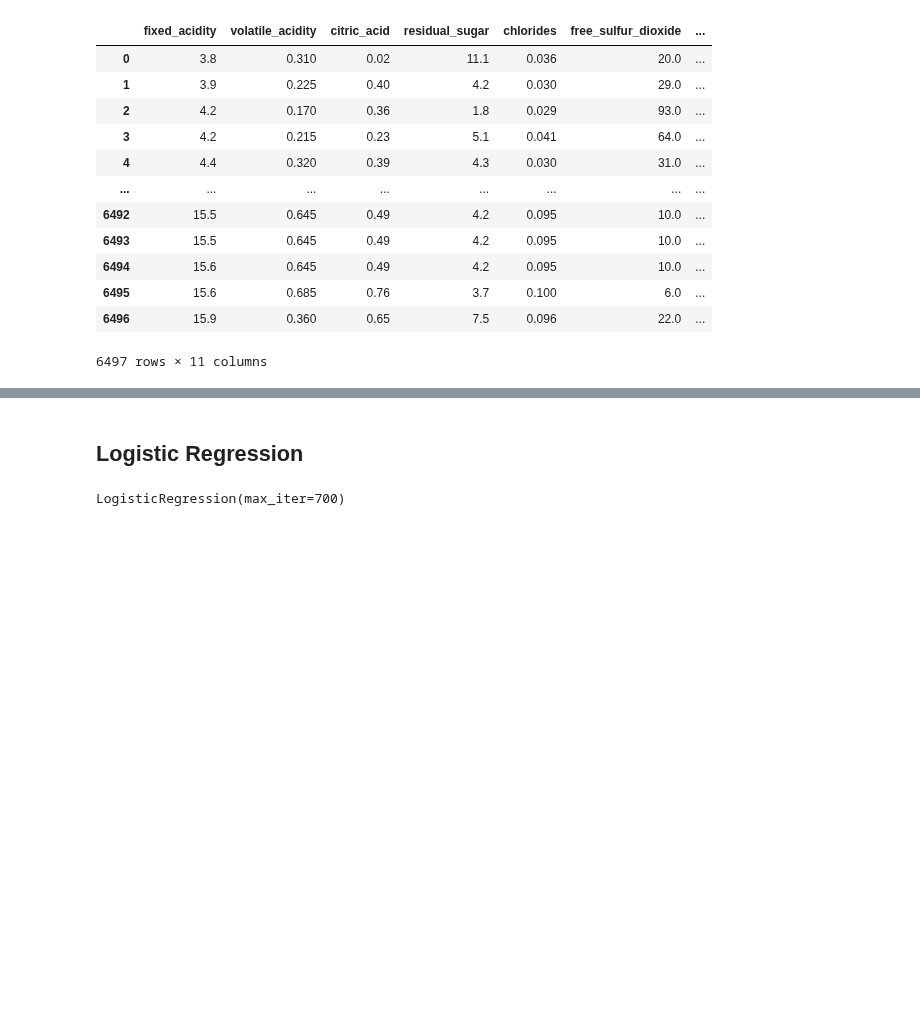
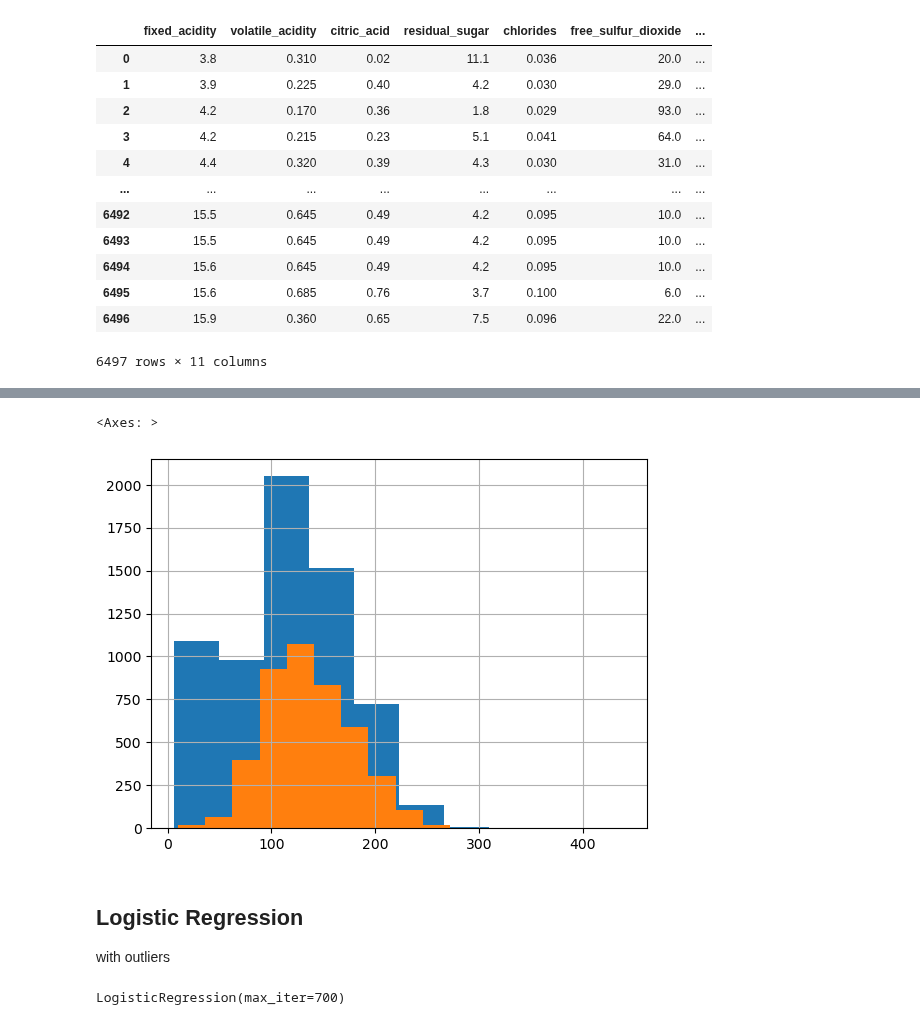
Before and after one commit to AlexIchie-coder/Projects, a Jupyter notebook: Blueberry_project.ipynb, the cells around one changed output, grey strips where cells are left out. Saved outputs shown, nothing was run; the diff lists cells and outputs as text; code cells hidden in the pictures; blank space fills up the shorter version.

```diff
--- a/Blueberry_project.ipynb
+++ b/Blueberry_project.ipynb
@@ -375,6 +376,0 @@ Name: type, dtype: int64
-# %%
-from sklearn.preprocessing import LabelEncoder
-le = LabelEncoder()
-white_and_red['type'] = le.fit_transform(white_and_red['type'])
-
-white_and_red['type'].head()
@@ -447,0 +478,20 @@ x_train, x_test, y_train, y_test = train_test_split(X, y, test_size=0.20, random
+# %%
+from scipy.stats import zscore
+white_and_red_clean= white_and_red.drop("quality", axis=1)
+numeric_columns = white_and_red_clean.select_dtypes(include=['float64', 'int64']).columns.tolist()
+z_score_dict = {}
+for x in numeric_columns:
+    z_score_dict[f'z_score_{x}'] = zscore(white_and_red[x])
+
+
+# Create a DataFrame from the z_score_dict
+z_score_df = pd.DataFrame(z_score_dict, index=white_and_red.index)
+
+# Concatenate the original DataFrame with the z_score DataFrame
+
+white_and_red_with_zscores = pd.concat([white_and_red_clean, z_score_df], axis=1)
+
+# # Filter rows where the absolute value of all z_scores is less than 3
+z_score_columns = z_score_df.columns
+filtered_white_and_red = white_and_red_with_zscores[(white_and_red_with_zscores[z_score_columns].abs() < 3).all(axis=1)]
+filtered_white_and_red
@@ -447,0 +518,13 @@ x_train, x_test, y_train, y_test = train_test_split(X, y, test_size=0.20, random
+# %%
+# Loop iqr for all the df
+white_and_red_numeric = white_and_red_clean.select_dtypes(include=['float64', 'int64'])
+filtered_wr_df = white_and_red.copy()
+for column in white_and_red_numeric.columns:
+        q1 = np.quantile(white_and_red_numeric[column], 0.25)
+        q3 = np.quantile(white_and_red_numeric[column], 0.75)
+        iqr = q3 - q1
+        lower = q1 - 1.5 * iqr
+        upper = q3 + 1.5 * iqr
+        # Filter rows based on the column's outlier range
+        filtered_wr_df = filtered_wr_df[(filtered_wr_df[column] >= lower) & (filtered_wr_df[column] <= upper)]
+print("white and red shape; ", white_and_red.shape, "\nfiltered white and red shape: ", filtered_wr_df.shape)
@@ -448,5 +571,12 @@ x_train, x_test, y_train, y_test = train_test_split(X, y, test_size=0.20, random
+# %%
+white_and_red['total_sulfur_dioxide'].hist()
+filtered_wr_df["total_sulfur_dioxide"].hist()
+# %% [output]
+<Axes: >
+[figure, added]
 # %% [markdown]
 ## Logistic Regression
+with outliers
 # %%
 from sklearn.linear_model import LogisticRegression
 
```
Also changed, not shown: parts of 70 cells of this notebook.
